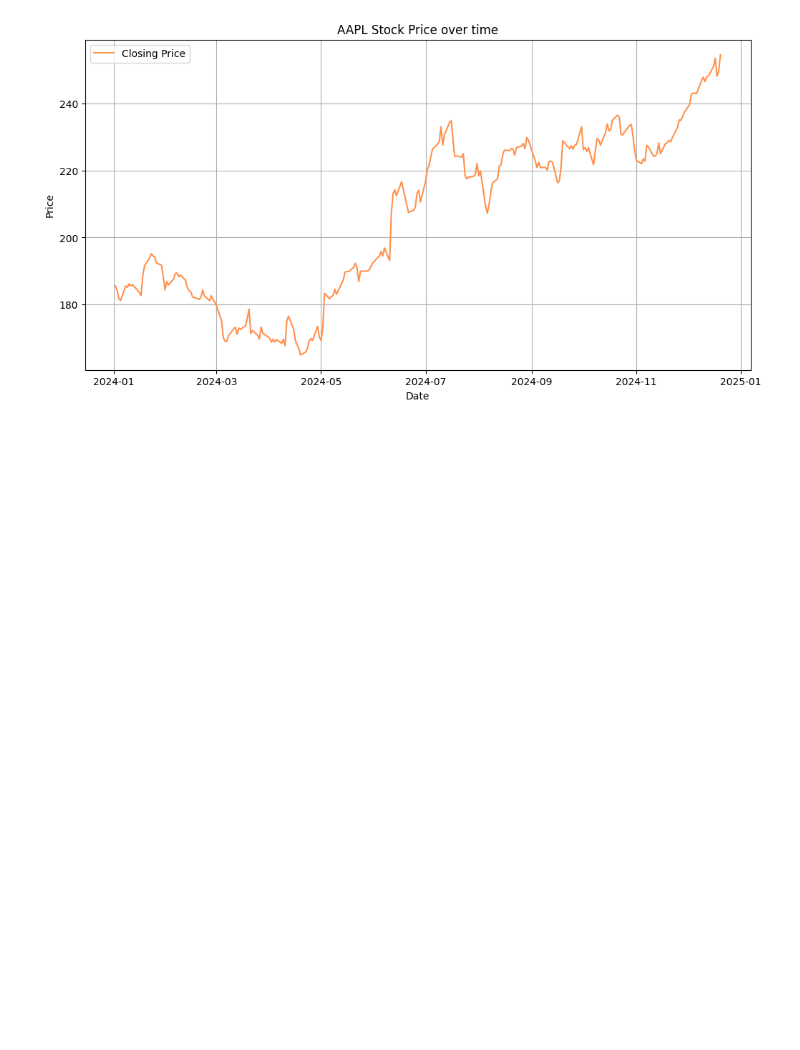
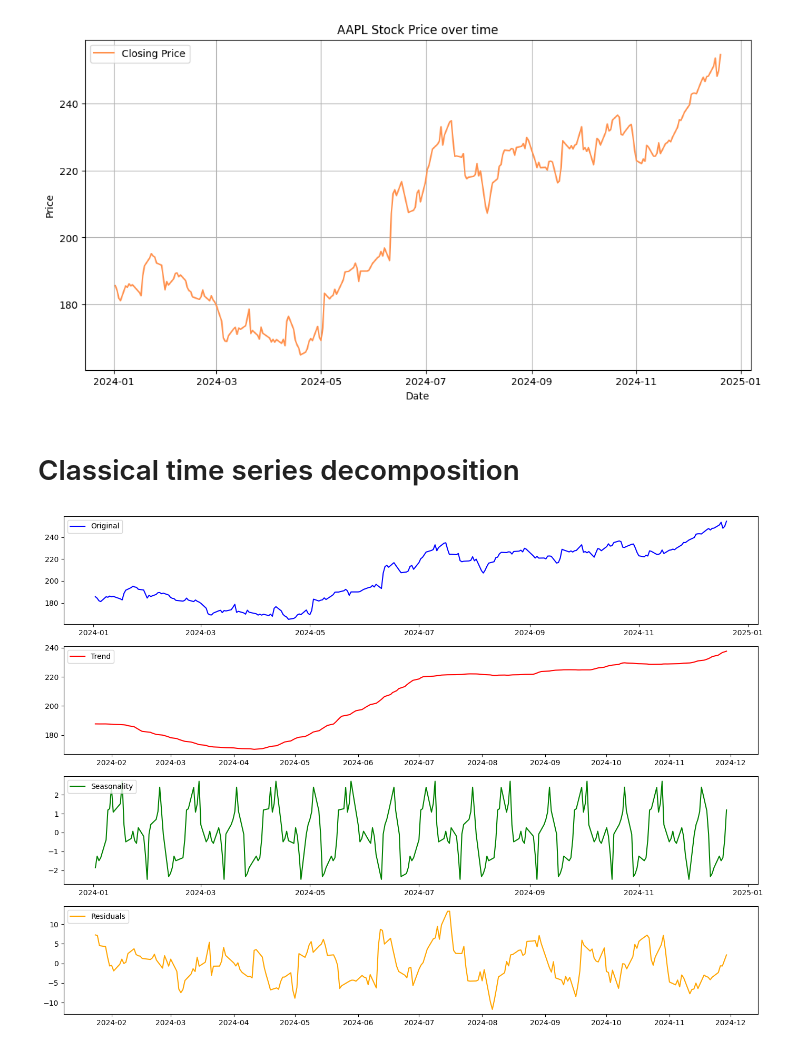
Before and after one commit to cyborg-anand/time-series, a Jupyter notebook: time_series.ipynb, the cells around one changed output. Cells and saved outputs as stored; diff of their text form; code cells hidden in the pictures; blank space fills up the shorter version.

```diff
--- a/time_series.ipynb
+++ b/time_series.ipynb
@@ -58,3 +58,30 @@ plt.grid(True)
 plt.show()
 # %% [output]
 [figure]
+# %% [markdown]
+# Classical time series decomposition
+# %%
+from statsmodels.tsa.seasonal import seasonal_decompose
+
+decomposed_additive = seasonal_decompose(stock_data['Close'], model='additive', period=30)
+trend_additive = decomposed_additive.trend
+seasonal_additive = decomposed_additive.seasonal
+residual_additive = decomposed_additive.resid
+
+plt.figure(figsize=(14, 10))
+plt.subplot(411)
+plt.plot( stock_data['Close'], label='Original', color='blue')
+plt.legend(loc='upper left')
+plt.subplot(412)
+plt.plot(trend_additive, label='Trend', color='red')
+plt.legend(loc='upper left')
+plt.subplot(413)
+plt.plot(seasonal_additive, label='Seasonality', color='green')
+plt.legend(loc='upper left')
+plt.subplot(414)
+plt.plot(residual_additive, label='Residuals', color='orange')
+plt.legend(loc='upper left')
+plt.tight_layout()
+plt.show()
+# %% [output]
+[figure, added]
```
